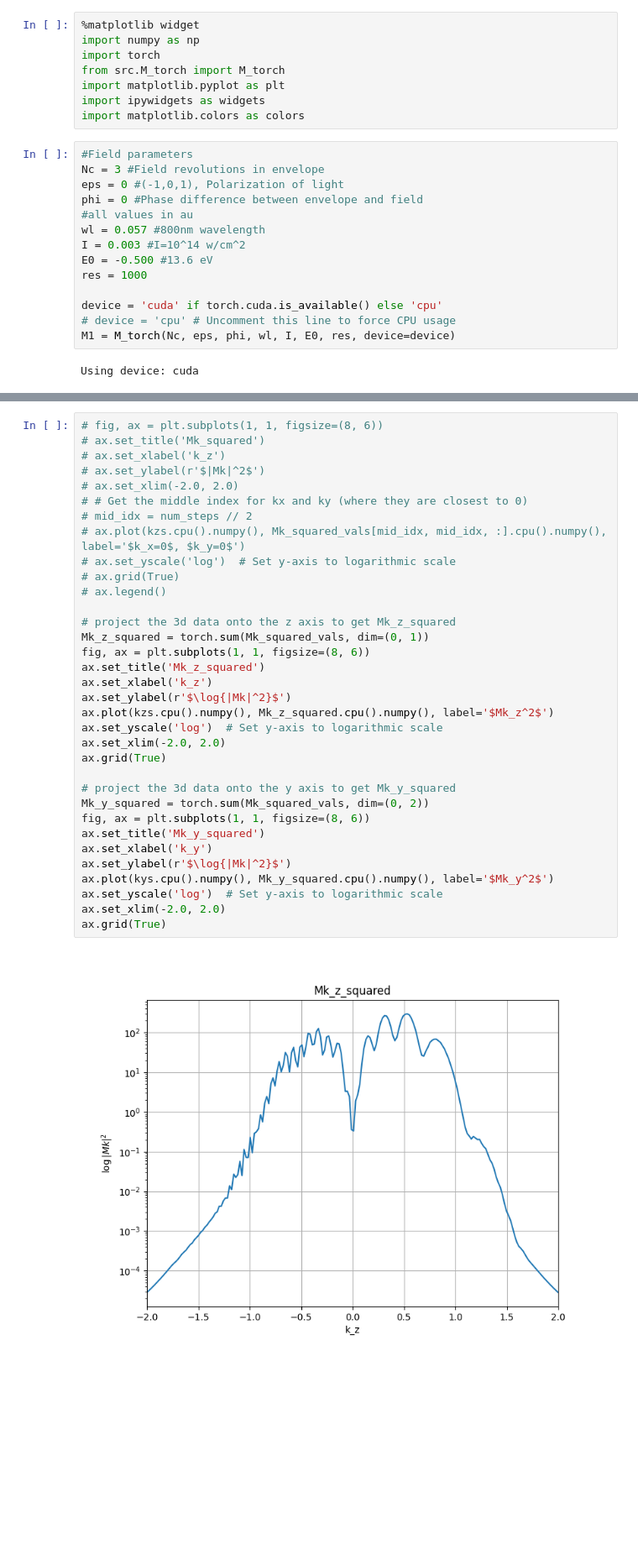
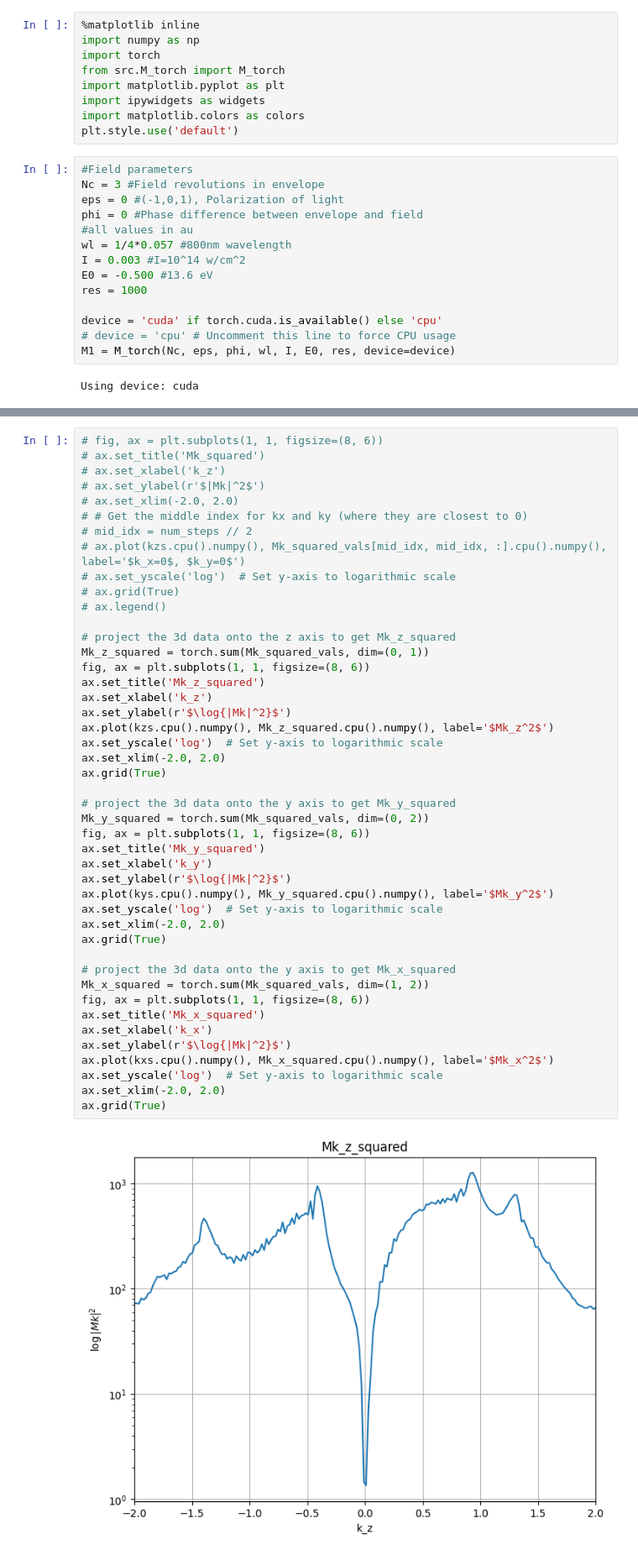
Before and after one commit to Kschloms/Ultra-fast-final-pres, a Jupyter notebook: plot_with_single_int_pytorch.ipynb, the cells around one changed output, grey strips where cells are left out. Shown at 84% size. Cells and saved outputs as stored; diff of their text form; blank space fills up the shorter version.

```diff
--- a/plot_with_single_int_pytorch.ipynb
+++ b/plot_with_single_int_pytorch.ipynb
@@ -1,18 +1,19 @@
 # %%
-%matplotlib widget
+%matplotlib inline
 import numpy as np
 import torch
 from src.M_torch import M_torch
 import matplotlib.pyplot as plt
 import ipywidgets as widgets
 import matplotlib.colors as colors
+plt.style.use('default')
 # %%
 #Field parameters
 Nc = 3 #Field revolutions in envelope
 eps = 0 #(-1,0,1), Polarization of light
 phi = 0 #Phase difference between envelope and field
 #all values in au
-wl = 0.057 #800nm wavelength
+wl = 1/4*0.057 #800nm wavelength
 I = 0.003 #I=10^14 w/cm^2
 E0 = -0.500 #13.6 eV
 res = 1000
@@ -81,31 +83,42 @@ Mk_squared_vals = Mk_squared_vals / Mk_squared_vals.max()
 # ax.set_xlim(-2.0, 2.0)
 # # Get the middle index for kx and ky (where they are closest to 0)
 # mid_idx = num_steps // 2
 # ax.plot(kzs.cpu().numpy(), Mk_squared_vals[mid_idx, mid_idx, :].cpu().numpy(), label='$k_x=0$, $k_y=0$')
 # ax.set_yscale('log')  # Set y-axis to logarithmic scale
 # ax.grid(True)
 # ax.legend()
 
 # project the 3d data onto the z axis to get Mk_z_squared
 Mk_z_squared = torch.sum(Mk_squared_vals, dim=(0, 1))
 fig, ax = plt.subplots(1, 1, figsize=(8, 6))
 ax.set_title('Mk_z_squared')
 ax.set_xlabel('k_z')
 ax.set_ylabel(r'$\log{|Mk|^2}$')
 ax.plot(kzs.cpu().numpy(), Mk_z_squared.cpu().numpy(), label='$Mk_z^2$')
 ax.set_yscale('log')  # Set y-axis to logarithmic scale
 ax.set_xlim(-2.0, 2.0)
 ax.grid(True)
 
 # project the 3d data onto the y axis to get Mk_y_squared
 Mk_y_squared = torch.sum(Mk_squared_vals, dim=(0, 2))
 fig, ax = plt.subplots(1, 1, figsize=(8, 6))
 ax.set_title('Mk_y_squared')
 ax.set_xlabel('k_y')
 ax.set_ylabel(r'$\log{|Mk|^2}$')
 ax.plot(kys.cpu().numpy(), Mk_y_squared.cpu().numpy(), label='$Mk_y^2$')
 ax.set_yscale('log')  # Set y-axis to logarithmic scale
 ax.set_xlim(-2.0, 2.0)
 ax.grid(True)
+
+# project the 3d data onto the y axis to get Mk_x_squared
+Mk_x_squared = torch.sum(Mk_squared_vals, dim=(1, 2))
+fig, ax = plt.subplots(1, 1, figsize=(8, 6))
+ax.set_title('Mk_x_squared')
+ax.set_xlabel('k_x')
+ax.set_ylabel(r'$\log{|Mk|^2}$')
+ax.plot(kxs.cpu().numpy(), Mk_x_squared.cpu().numpy(), label='$Mk_x^2$')
+ax.set_yscale('log')  # Set y-axis to logarithmic scale
+ax.set_xlim(-2.0, 2.0)
+ax.grid(True)
 # %% [output]
-[figure, old version]
+[figure, new version]
```
Also changed, not shown: parts of 8 cells of this notebook, 2 other files.
